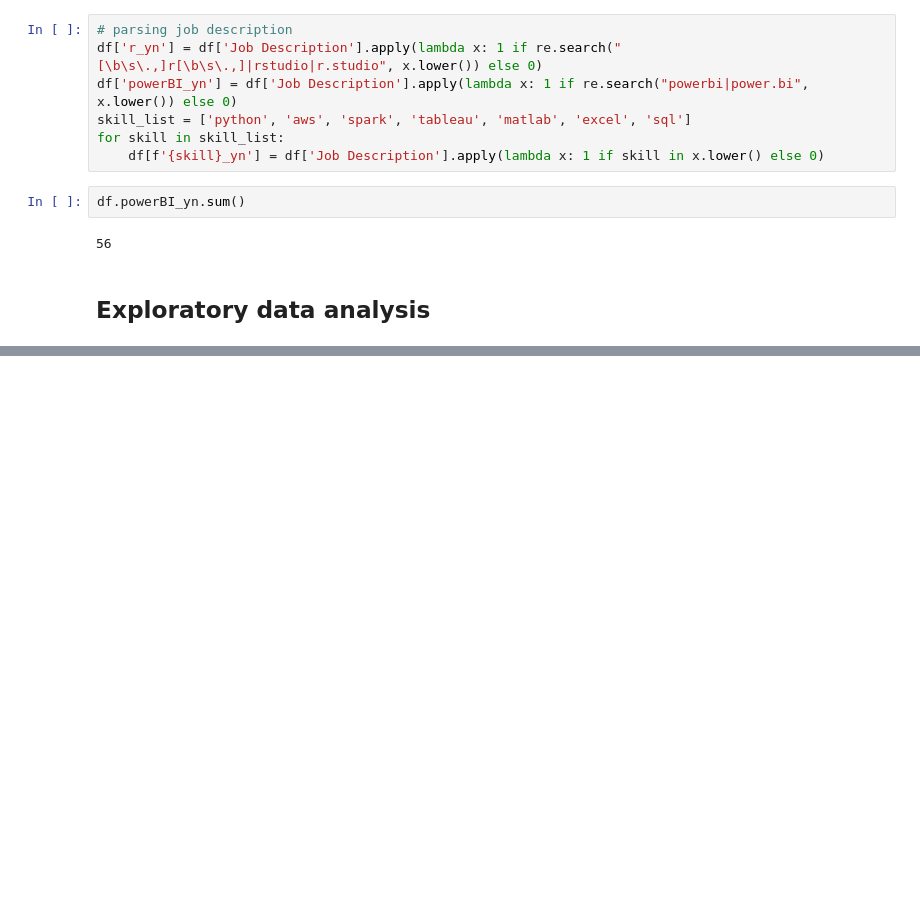
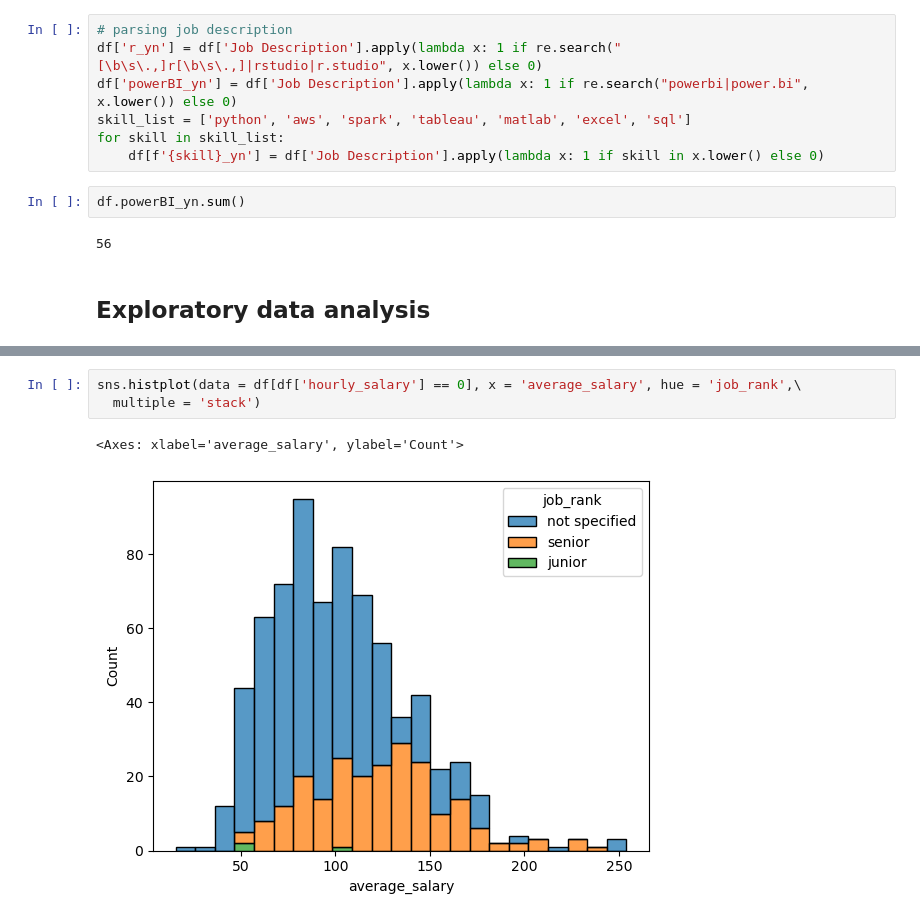
Before and after one commit to Istiaq-Fuad/glassdor_jobs_analysis, a Jupyter notebook: report.ipynb, the cells around one changed output, grey strips where cells are left out. Drawn from its saved outputs; the diff is of its cells as text; blank space fills up the shorter version.

```diff
--- a/report.ipynb
+++ b/report.ipynb
@@ -53,0 +162,6 @@ df.powerBI_yn.sum()
+# %%
+sns.histplot(data = df[df['hourly_salary'] == 0], x = 'average_salary', hue = 'job_rank',\
+  multiple = 'stack')
+# %% [output]
+<Axes: xlabel='average_salary', ylabel='Count'>
+[figure, added]
```
Also changed, not shown: parts of 15 cells of this notebook.
